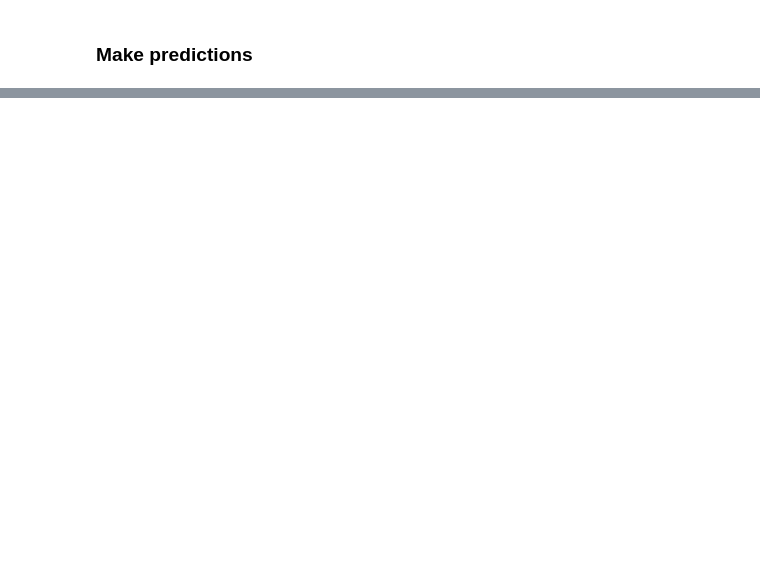
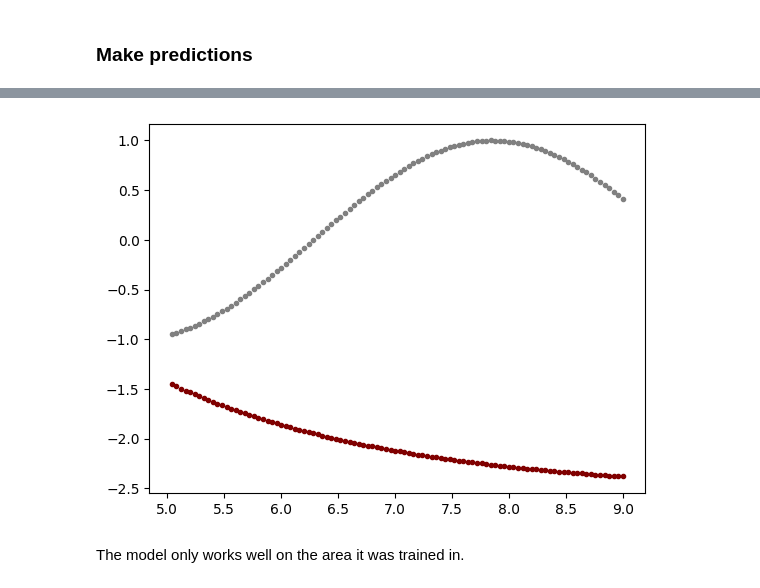
Before and after one commit to sebalexsmith/BBAN3001, a Jupyter notebook: Aritficial Neural Networks/Exercise 6.ipynb, the cells around one changed output, grey strips where cells are left out. Drawn from its saved outputs; the diff is of its cells as text; code cells hidden in the pictures; blank space fills up the shorter version.

```diff
--- a/Aritficial Neural Networks/Exercise 6.ipynb
+++ b/Aritficial Neural Networks/Exercise 6.ipynb
@@ -140,0 +146,11 @@ plt.show()
+# %%
+x = 5
+someList = []
+for i in range(100):
+    x = x + 4/100
+    y = sin(x)
+    someList.append([x, y])
+# %%
+df = pd.DataFrame(someList)
+df.columns = ['x', 'y']
+df.head()
@@ -140,0 +164,5 @@ plt.show()
+# %%
+X_test = df['x']
+y_test = df['y']
+# %%
+y_pred = model.predict(X_test)
@@ -140,0 +171,8 @@ plt.show()
+# %%
+plt.scatter(X_test, y_test, marker = '.', color = 'grey')
+plt.scatter(X_test, y_pred, marker = '.', color = 'maroon')
+plt.show()
+# %% [output]
+[figure, added]
+# %% [markdown]
+The model only works well on the area it was trained in.
```
Also changed, not shown: parts of 13 cells of this notebook, 3 other files.
